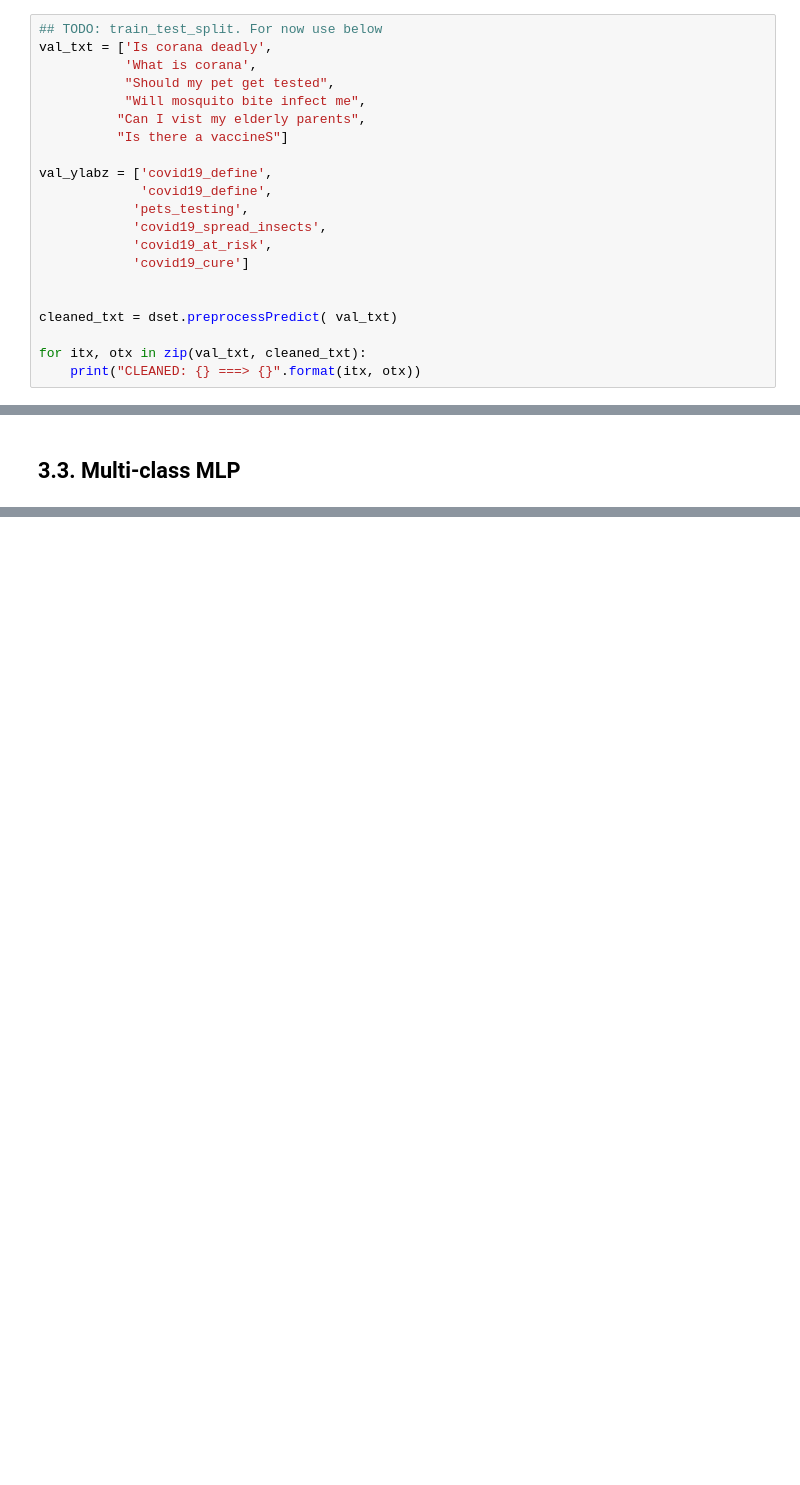
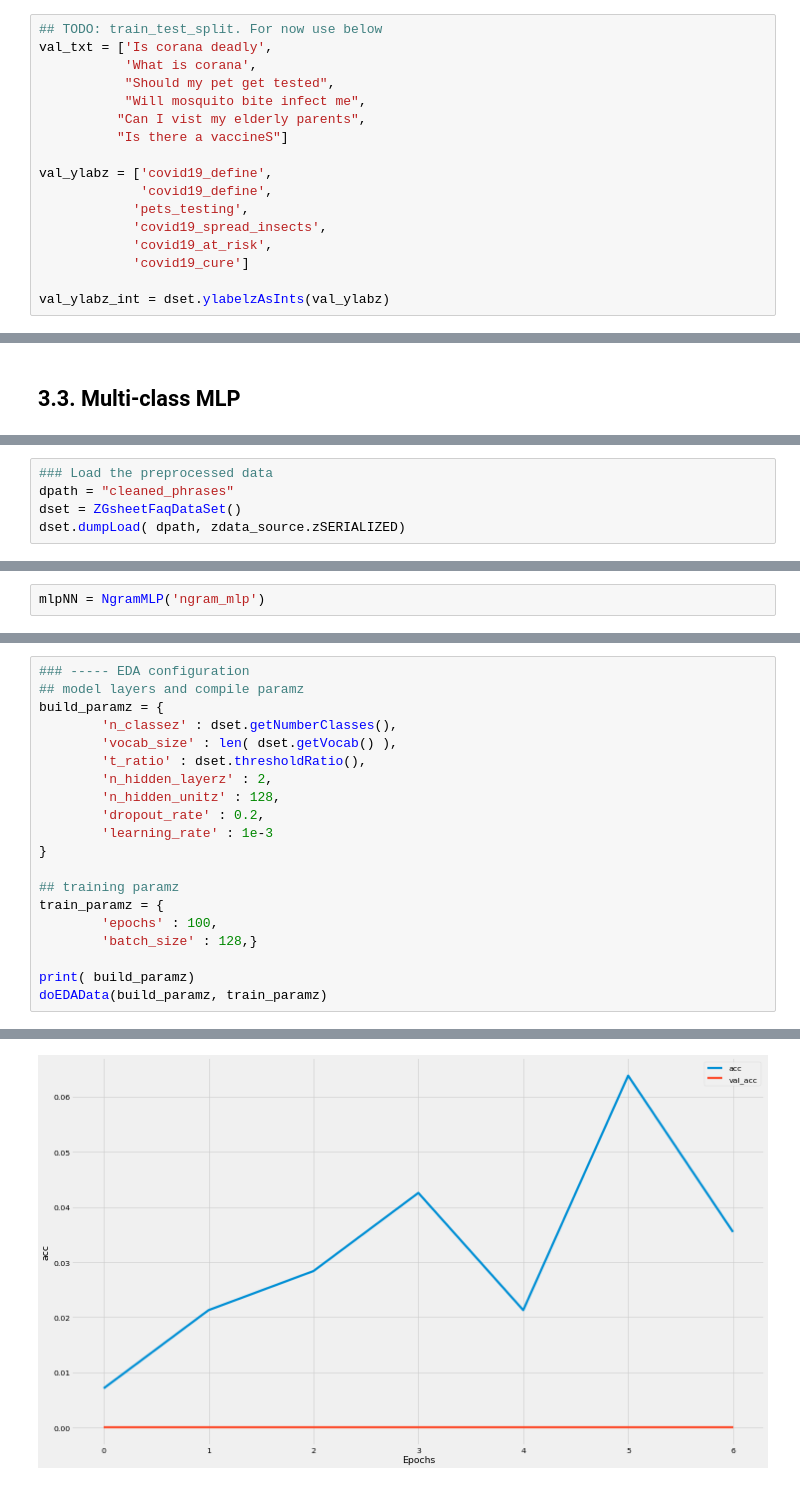
Before and after one commit to bilha-analytics/es_services, a Jupyter notebook: faq_chat_bot/notebooks/nCoV-19_faq_chatbot-Part2.ipynb, the cells around one changed output, grey strips where cells are left out. Drawn from its saved outputs; the diff is of its cells as text; blank space fills up the shorter version.

Commit message:
define ngram TFIDF MLP classifier

```diff
--- a/faq_chat_bot/notebooks/nCoV-19_faq_chatbot-Part2.ipynb
+++ b/faq_chat_bot/notebooks/nCoV-19_faq_chatbot-Part2.ipynb
@@ -165,8 +172,4 @@ val_ylabz = ['covid19_define',
             'covid19_at_risk',
             'covid19_cure']
 
-
-cleaned_txt = dset.preprocessPredict( val_txt)
-
-for itx, otx in zip(val_txt, cleaned_txt):
-    print("CLEANED: {} ===> {}".format(itx, otx))
+val_ylabz_int = dset.ylabelzAsInts(val_ylabz)
@@ -194,0 +370,5 @@ np.array(np.array( [1, 2, 3] ) == np.array( [1, 2.0, 3.000] )).mean()
+# %%
+### Load the preprocessed data
+dpath = "cleaned_phrases"
+dset = ZGsheetFaqDataSet()
+dset.dumpLoad( dpath, zdata_source.zSERIALIZED)
@@ -194,0 +399,2 @@ np.array(np.array( [1, 2, 3] ) == np.array( [1, 2.0, 3.000] )).mean()
+# %%
+mlpNN = NgramMLP('ngram_mlp')
@@ -194,0 +444,21 @@ np.array(np.array( [1, 2, 3] ) == np.array( [1, 2.0, 3.000] )).mean()
+# %%
+### ----- EDA configuration
+## model layers and compile paramz
+build_paramz = {
+        'n_classez' : dset.getNumberClasses(),
+        'vocab_size' : len( dset.getVocab() ),
+        't_ratio' : dset.thresholdRatio(),
+        'n_hidden_layerz' : 2,
+        'n_hidden_unitz' : 128,
+        'dropout_rate' : 0.2,
+        'learning_rate' : 1e-3
+}
+
+## training paramz
+train_paramz = {
+        'epochs' : 100,
+        'batch_size' : 128,}
+
+print( build_paramz)
+doEDAData(build_paramz, train_paramz)
+# %% [output]
@@ -194,0 +518 @@ np.array(np.array( [1, 2, 3] ) == np.array( [1, 2.0, 3.000] )).mean()
+[figure, added]
```
Also changed, not shown: parts of 22 cells of this notebook, 6 other files.
